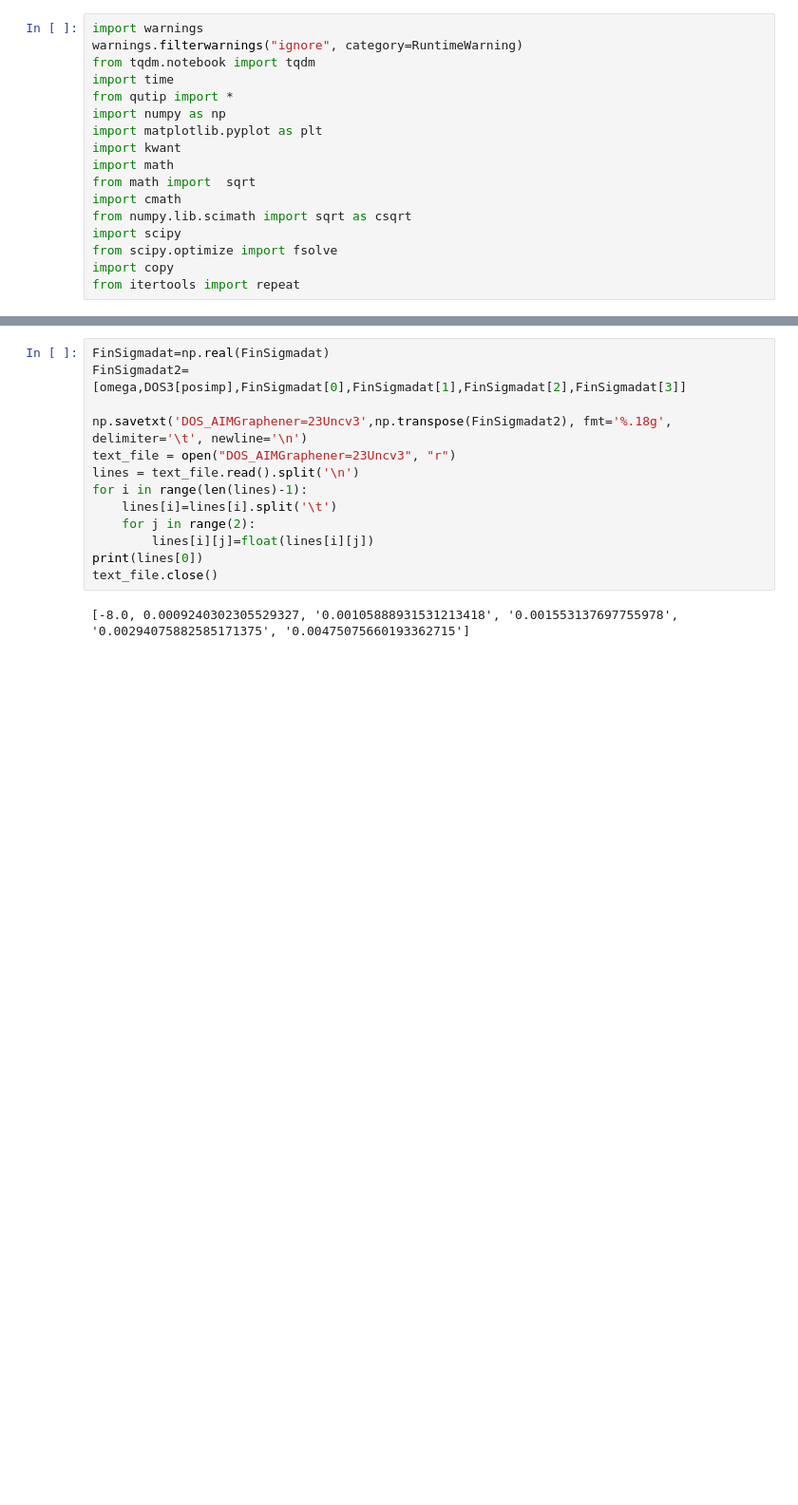
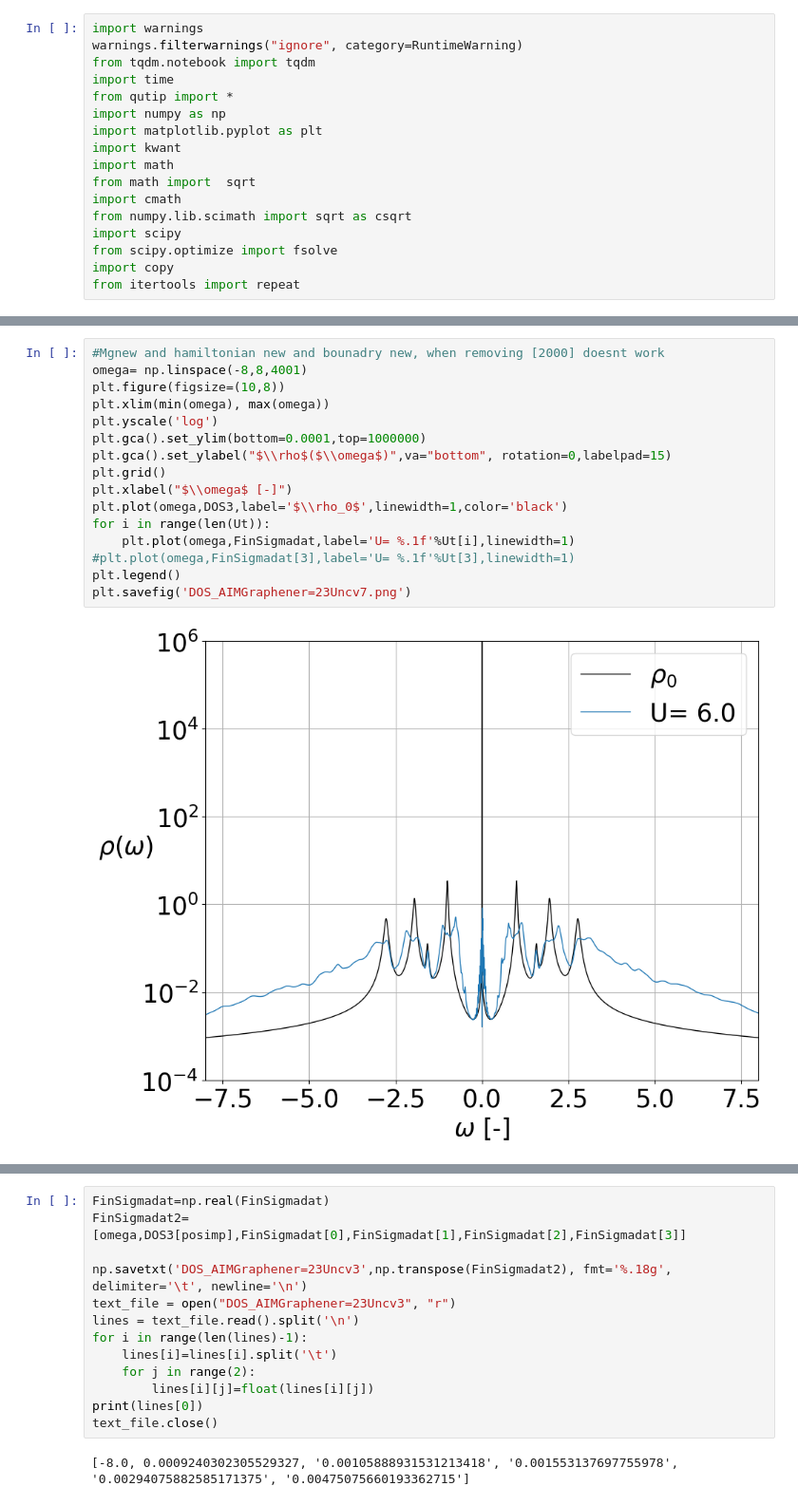
Before and after one commit to Paragon1997/Repository2023, a Jupyter notebook: DEDseriesGrapheneUv3m2.ipynb, the cells around one changed output, grey strips where cells are left out. Shown at 95% size. Saved outputs shown, nothing was run; the diff lists cells and outputs as text; blank space fills up the shorter version.

```diff
--- a/DEDseriesGrapheneUv3m2.ipynb
+++ b/DEDseriesGrapheneUv3m2.ipynb
@@ -232,0 +220,18 @@ for l in range(len(Ut)):
+# %%
+#Mgnew and hamiltonian new and bounadry new, when removing [2000] doesnt work
+omega= np.linspace(-8,8,4001)
+plt.figure(figsize=(10,8))
+plt.xlim(min(omega), max(omega))
+plt.yscale('log')
+plt.gca().set_ylim(bottom=0.0001,top=1000000)
+plt.gca().set_ylabel("$\\rho$($\\omega$)",va="bottom", rotation=0,labelpad=15)
+plt.grid()
+plt.xlabel("$\\omega$ [-]")
+plt.plot(omega,DOS3,label='$\\rho_0$',linewidth=1,color='black')
+for i in range(len(Ut)):
+    plt.plot(omega,FinSigmadat,label='U= %.1f'%Ut[i],linewidth=1)
+#plt.plot(omega,FinSigmadat[3],label='U= %.1f'%Ut[3],linewidth=1)
+plt.legend()
+plt.savefig('DOS_AIMGraphener=23Uncv7.png')
+# %% [output]
+[figure, added]
```
Also changed, not shown: parts of 13 cells of this notebook, 5 other files.
